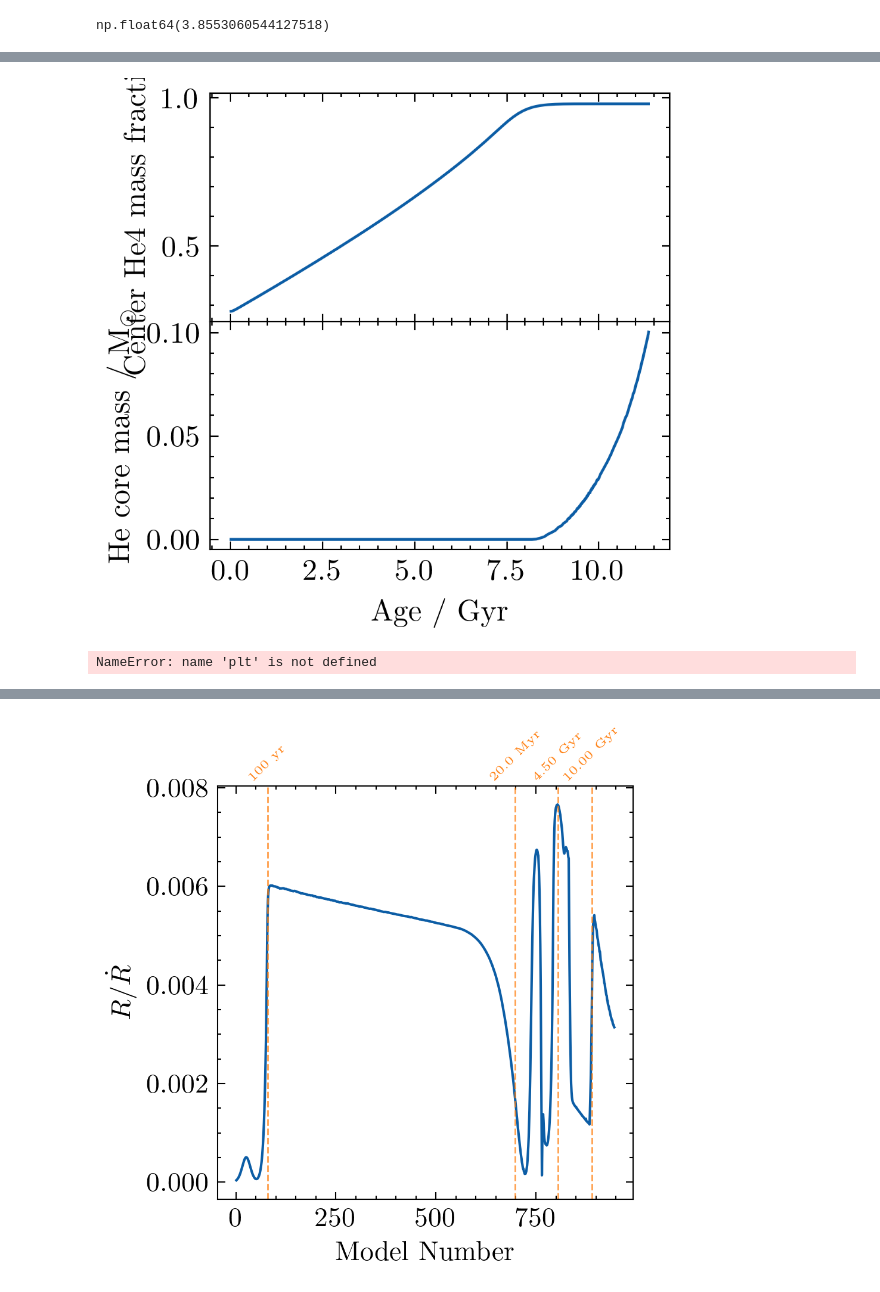
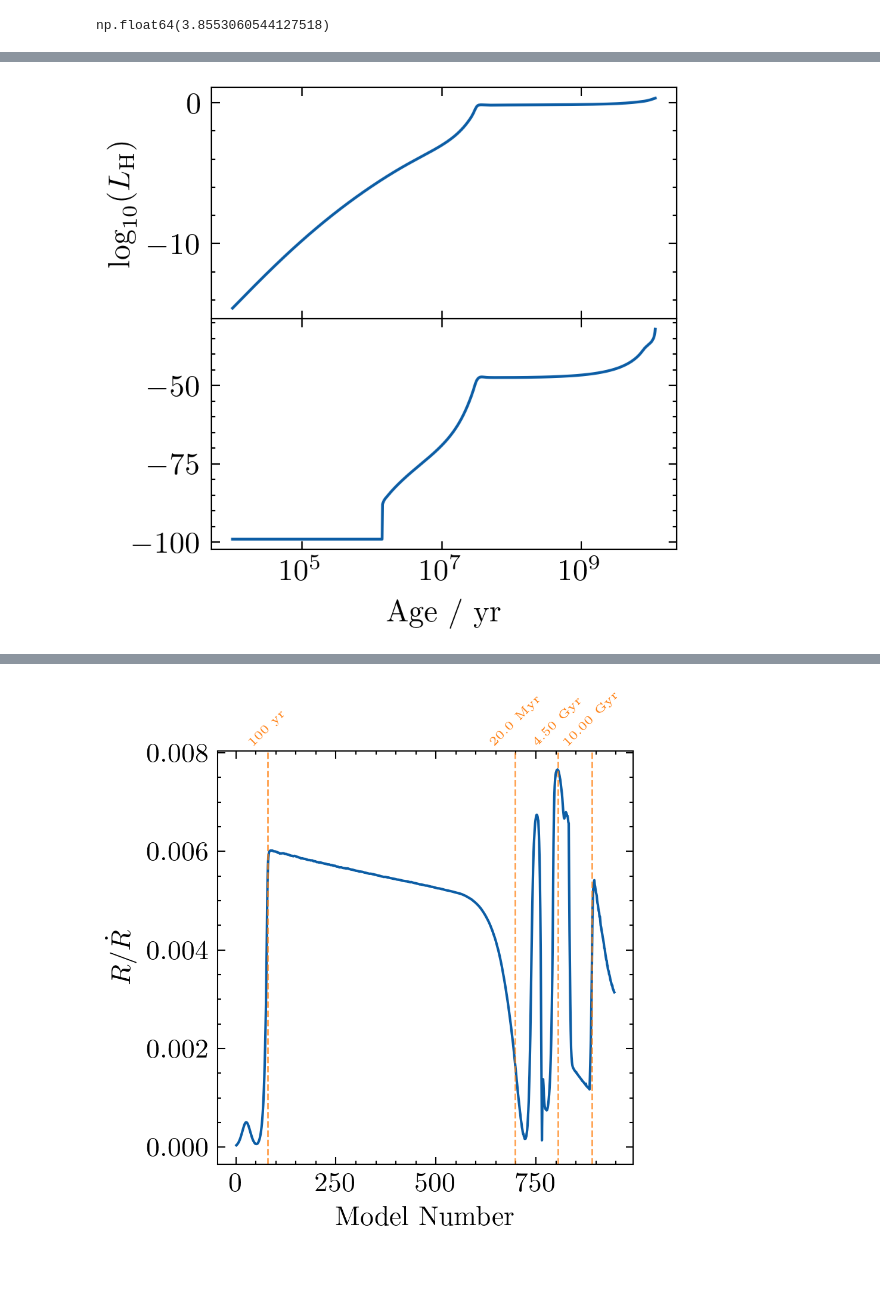
Before and after one commit to BrunoSchultz/lab_report, a Jupyter notebook: exercise1/plot_exercise.ipynb, the cells around one changed output, grey strips where cells are left out. Drawn from its saved outputs; the diff is of its cells as text; code cells hidden in the pictures.

Commit message:
update plot_exercise

```diff
--- a/exercise1/plot_exercise.ipynb
+++ b/exercise1/plot_exercise.ipynb
@@ -159,3 +158,18 @@ Lnuc = 10**h.log_Lnuc
 h.star_age[Lnuc / L > 0.99][0] / 1e7
 # %% [output]
 np.float64(3.8553060544127518)
+# %%
+fig, ax = plt.subplots(dpi=300, figsize=(3, 3), sharex=True)
+
+mask = h.star_age > 8e9
+h_star_age = h.star_age[mask] / 1e9 # convert to Gyr
+
+h_he_core_mass = h.he_core_mass[mask]
+
+ax.plot(h_star_age, h_he_core_mass, label=r"$M_\mathrm{He, core}$")
+ax.set_yscale('log')
+ax.set_xlabel(r"Age / Gyr")
+ax.set_ylabel(r"He core mass / M$_\odot$")
+
+
+fig.subplots_adjust(wspace=0, hspace=0)
@@ -162,38 +178,23 @@ np.float64(3.8553060544127518)
 # %%
+fig.subplots_adjust(wspace=0, hspace=0)
+
 fig, (ax1, ax2) = plt.subplots(nrows=2, ncols=1, dpi=300, figsize=(3, 3), sharex=True)
 
-mask = h.star_age > 1e7
-h_star_age = h.star_age[mask] / 1e9 # convert to Myr
+mask = h.star_age > 1e4
+h_star_age = h.star_age[mask] # convert to Myr
 
-h_he_core_mass = h.he_core_mass[mask]
-h_center_he4 = h.center_he4[mask]
+log_LH = h.log_LH[mask]
+log_LHe = h.log_LHe[mask]
 
-ax1.plot(h_star_age, h_center_he4, label=r"$M_\mathrm{He, core}$")
-ax1.set_ylabel(r"Central")
-ax1.set_ylabel(r"Center He4 mass fraction")
+ax1.plot(h_star_age, log_LH, label=r"$M_\mathrm{He, core}$")
+ax1.set_ylabel(r"$\log_{10}(L_\mathrm{H})$")
 
-ax2.plot(h_star_age, h_he_core_mass, label=r"$M_\mathrm{He, core}$")
-# ax2.set_yscale('log')
-ax2.set_xlabel(r"Age / Gyr")
-ax2.set_ylabel(r"He core mass / M$_\odot$")
+ax2.plot(h_star_age, log_LHe, label=r"$M_\mathrm{He, core}$")
+ax2.set_xscale('log')
+ax2.set_xlabel(r"Age / yr")
+
 
 
 fig.subplots_adjust(wspace=0, hspace=0)
 # %% [output]
-[figure, old version]
+[figure, new version]
-# %%
-fig, (ax1, ax2) = plt.subplots(nrows=2, ncols=1, dpi=300, figsize=(3, 3), sharex=True)
-
-ax1.plot(h.star_age, h.log_LH, label=r"$M_\mathrm{He, core}$")
-ax1.set_ylabel(r"Central")
-ax1.set_ylabel(r"Center He4 mass fraction")
-
-ax2.plot(h_star_age, h.log_LHE, label=r"$M_\mathrm{He, core}$")
-# ax2.set_yscale('log')
-ax2.set_xlabel(r"Age / Gyr")
-ax2.set_ylabel(r"He core mass / M$_\odot$")
-
-
-fig.subplots_adjust(wspace=0, hspace=0)
-# %% [output]
-NameError: name 'plt' is not defined
```
Also changed, not shown: parts of 4 cells of this notebook.
